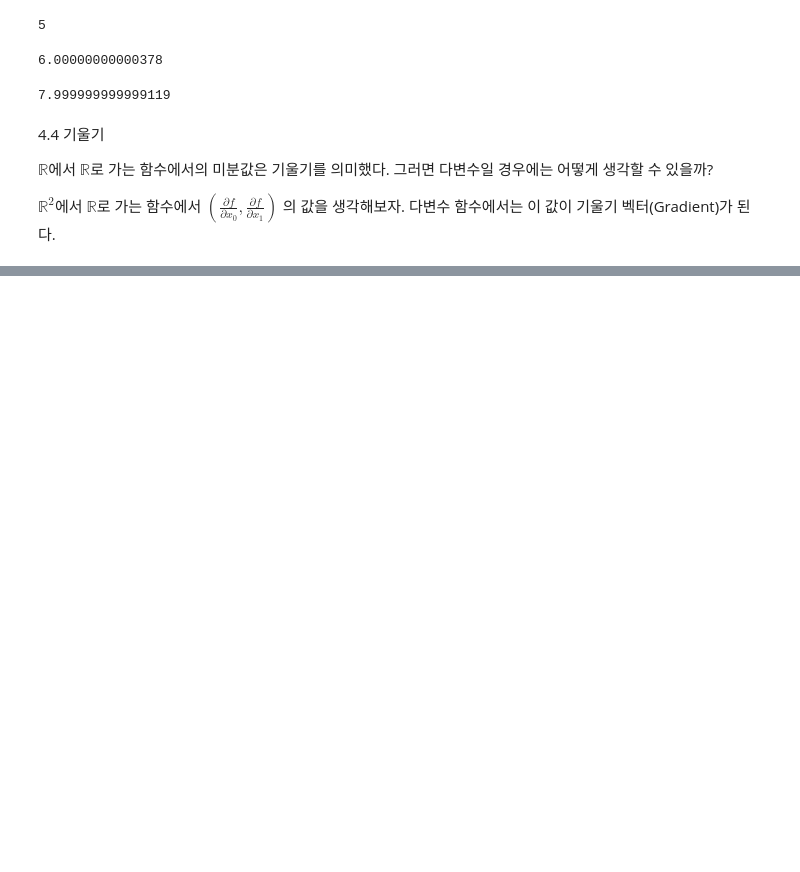
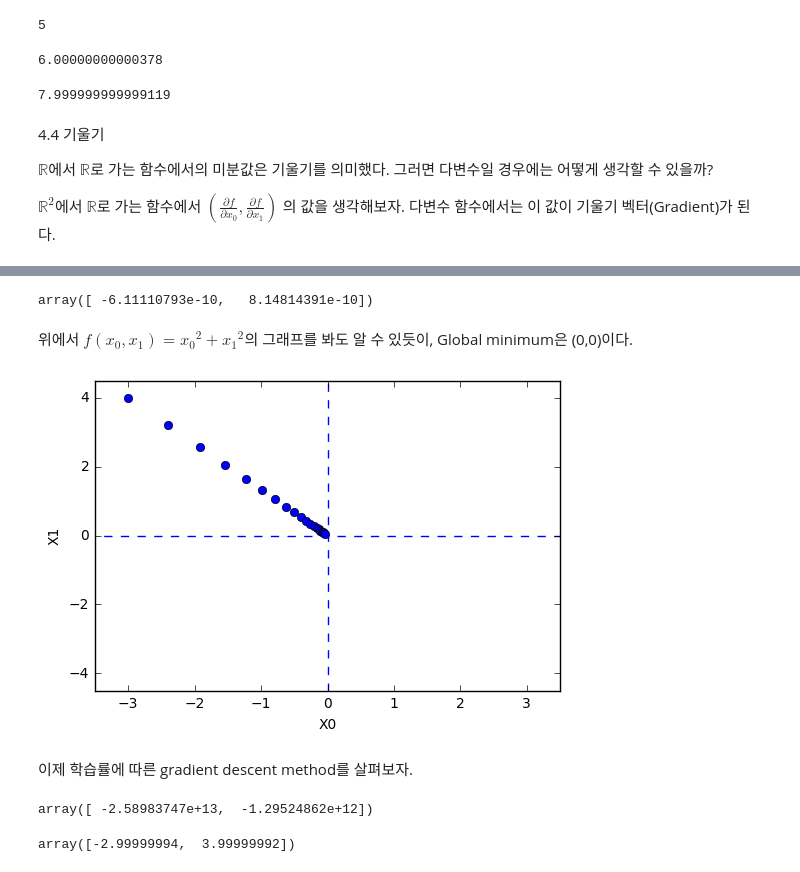
Before and after one commit to Concreativity/ML, a Jupyter notebook: Ch_04_Neural Network Learning.ipynb, the cells around one changed output, grey strips where cells are left out. Cells and saved outputs as stored; diff of their text form; code cells hidden in the pictures; blank space fills up the shorter version.

```diff
--- a/Ch_04_Neural Network Learning.ipynb
+++ b/Ch_04_Neural Network Learning.ipynb
@@ -413,0 +428,71 @@ def gradient_descent(f,init_x,lr=0.01,step_num=100):
+# %%
+init_x = np.array([-3.0, 4.0]) #시작점이 (-3,4)
+
+gradient_descent(function_2,init_x=init_x,lr=0.1,step_num=100) #(0,0)에 가깝게 나와야 정상
+# %% [output]
+array([ -6.11110793e-10,   8.14814391e-10])
+# %% [markdown]
+위에서 $f(x_0 , x_1)={x_{0}}^2 + {x_{1}}^2 $의 그래프를 봐도 알 수 있듯이, Global minimum은 (0,0)이다.
+# %%
+#점의 자취를 확인해보자.
+import numpy as np
+import matplotlib.pylab as plt
+from ch04.gradient_2d import numerical_gradient
+
+
+def gradient_descent(f, init_x, lr=0.01, step_num=100):
+    x = init_x
+    x_history = []
+
+    for i in range(step_num):
+        x_history.append( x.copy() )
+
+        grad = numerical_gradient(f, x)
+        x -= lr * grad
+
+    return x, np.array(x_history)
+
+
+def function_2(x):
+    return x[0]**2 + x[1]**2
+
+init_x = np.array([-3.0, 4.0])
+
+lr = 0.1
+step_num = 20
+x, x_history = gradient_descent(function_2, init_x, lr=lr, step_num=step_num)
+
+plt.plot( [-5, 5], [0,0], '--b')
+plt.plot( [0,0], [-5, 5], '--b')
+plt.plot(x_history[:,0], x_history[:,1], 'o')
+
+plt.xlim(-3.5, 3.5)
+plt.ylim(-4.5, 4.5)
+plt.xlabel("X0")
+plt.ylabel("X1")
+plt.show()
+# %% [output]
+[figure, added]
+# %% [markdown]
+이제 학습률에 따른 gradient descent method를 살펴보자.
+# %%
+#학습률이 큰 예 lr=10.0
+init_x = np.array([-3.0,4.0])
+
+def gradient_descent(f,init_x,lr=0.01,step_num=100):
+    x = init_x
+
+    for i in range(step_num):
+        grad = numerical_gradient(f,x)
+        x -= lr * grad # x = x-lr*grad의 의미
+    return x
+
+gradient_descent(function_2,init_x=init_x,lr=10.0,step_num=100) #발산한다.
+# %% [output]
+array([ -2.58983747e+13,  -1.29524862e+12])
+# %%
+#학습률이 낮은 예 lr=1e-10
+init_x = np.array([-3.0,4.0])
+gradient_descent(function_2,init_x=init_x,lr=1e-10,step_num=100) #초기값과 별 차이가 없다.
+# %% [output]
+array([-2.99999994,  3.99999992])
```
Also changed, not shown: parts of 22 cells of this notebook.
